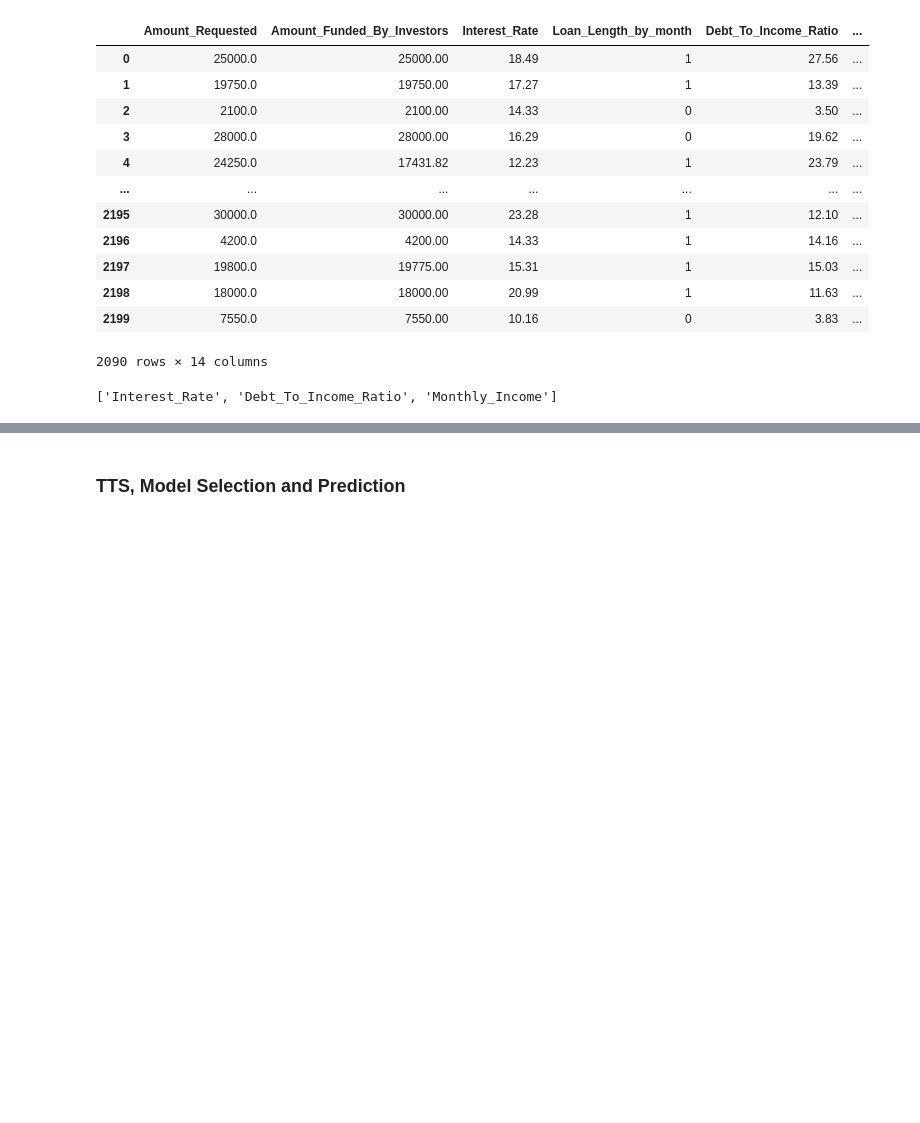
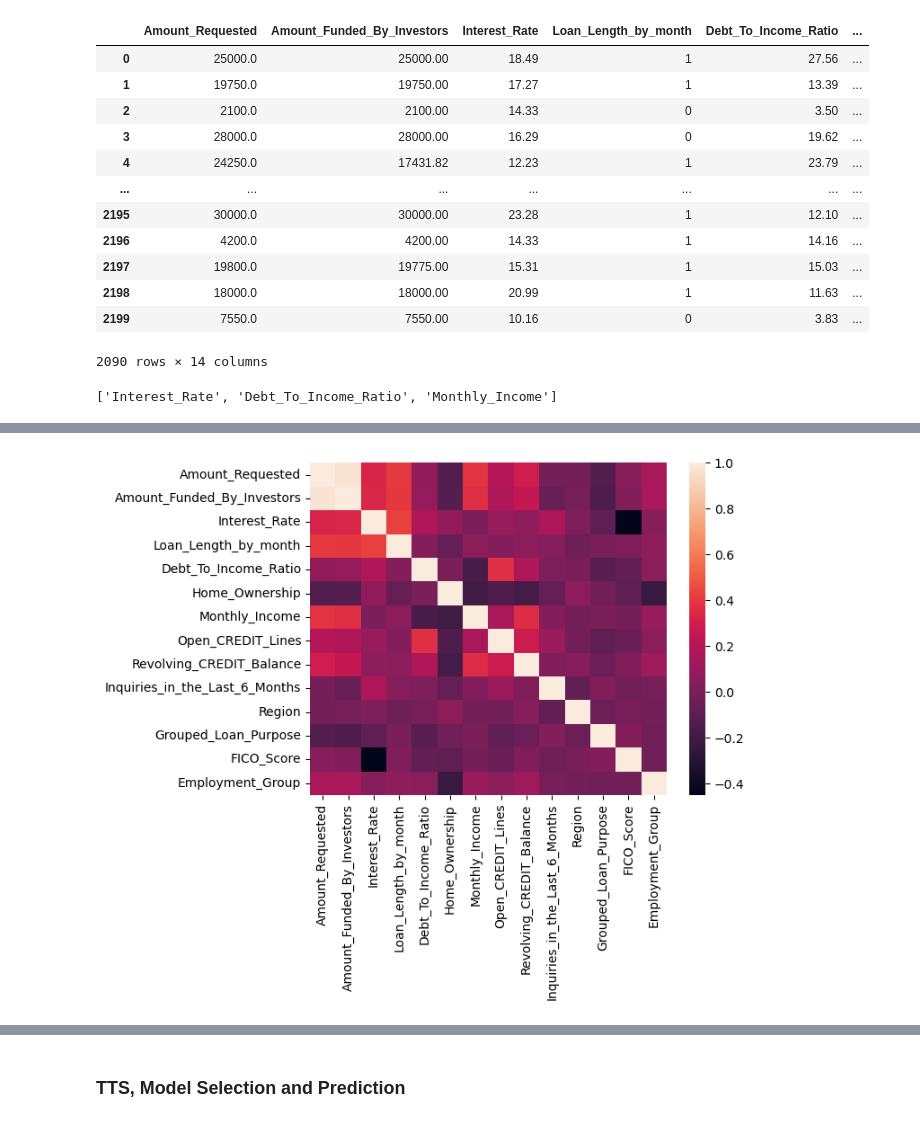
Before and after one commit to fudge-fantastic/Machine-Learning, a Jupyter notebook: Loan_Interest_Prediction/Loan_Interest_Prediction.ipynb, the cells around one changed output, grey strips where cells are left out. Cells and saved outputs as stored; diff of their text form; code cells hidden in the pictures; blank space fills up the shorter version.

```diff
--- a/Loan_Interest_Prediction/Loan_Interest_Prediction.ipynb
+++ b/Loan_Interest_Prediction/Loan_Interest_Prediction.ipynb
@@ -756,0 +776,7 @@ data1
+# %%
+corr = data1.corr()
+# %%
+sns.heatmap(corr)
+plt.show()
+# %% [output]
+[figure, added]
```
Also changed, not shown: parts of 16 cells of this notebook, 1 other file.
